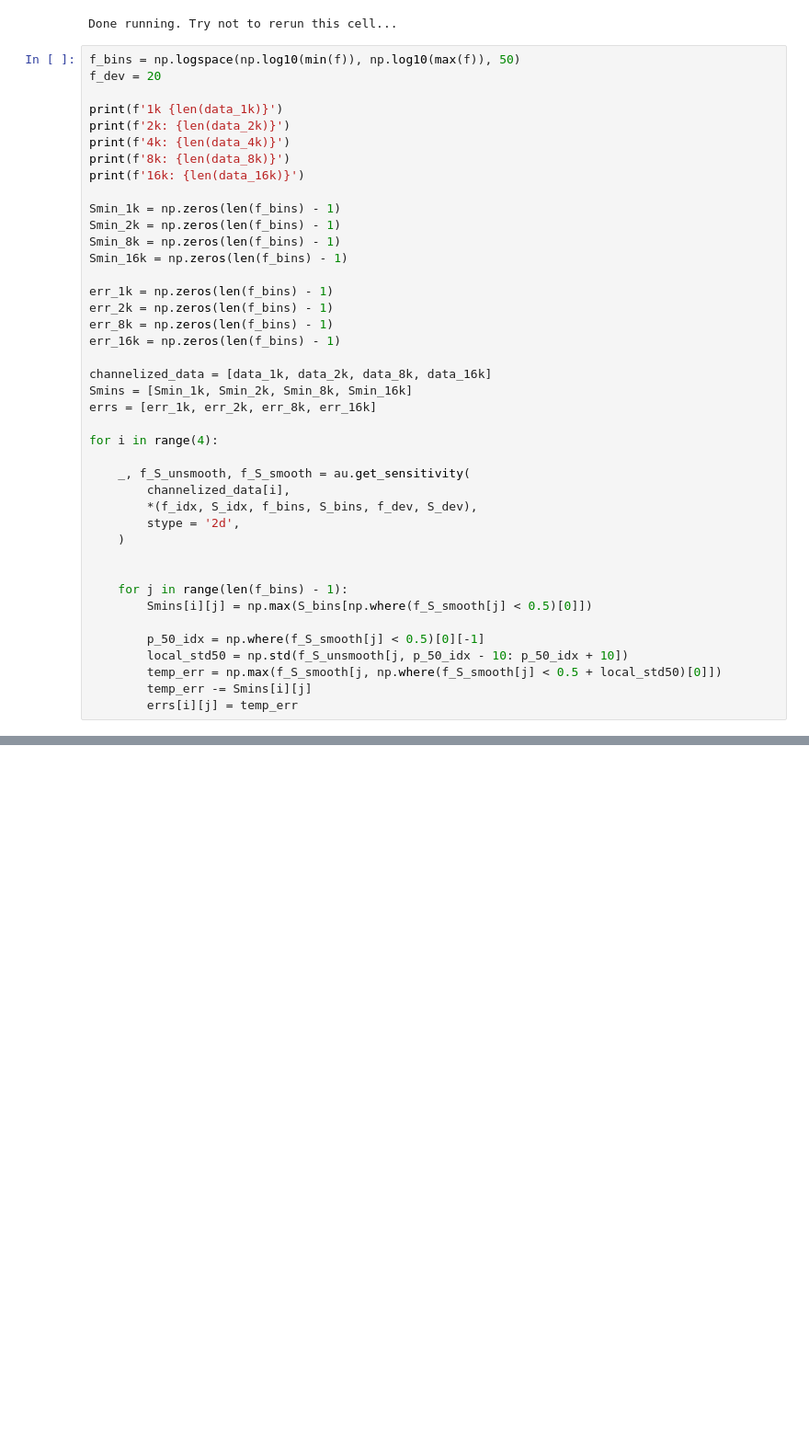
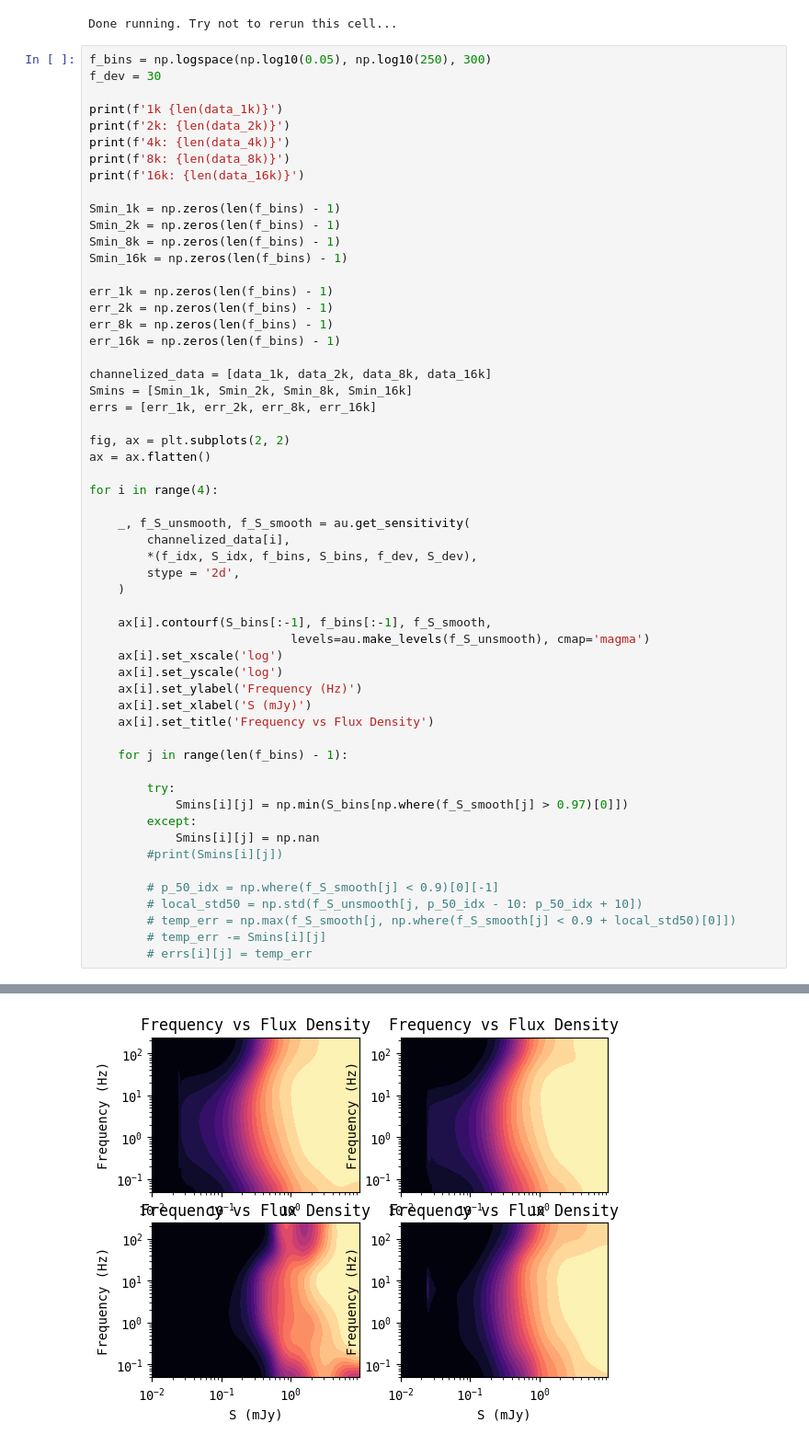
Before and after one commit to chime-sps/Transmissivity, a Jupyter notebook: results/sensitivity_dropoff.ipynb, the cells around one changed output, grey strips where cells are left out. Shown at 92% size. Drawn from its saved outputs; the diff is of its cells as text; blank space fills up the shorter version.

```diff
--- a/results/sensitivity_dropoff.ipynb
+++ b/results/sensitivity_dropoff.ipynb
@@ -410,8 +411,8 @@ print('Done running. Try not to rerun this cell...')
 # %% [output]
 Done running. Try not to rerun this cell...
 # %%
-f_bins = np.logspace(np.log10(min(f)), np.log10(max(f)), 50)
-f_dev = 20
+f_bins = np.logspace(np.log10(0.05), np.log10(250), 300)
+f_dev = 30
 
 print(f'1k {len(data_1k)}')
 print(f'2k: {len(data_2k)}')
@@ -433,6 +434,9 @@ channelized_data = [data_1k, data_2k, data_8k, data_16k]
 Smins = [Smin_1k, Smin_2k, Smin_8k, Smin_16k]
 errs = [err_1k, err_2k, err_8k, err_16k]
 
+fig, ax = plt.subplots(2, 2)
+ax = ax.flatten()
+
 for i in range(4):
 
     _, f_S_unsmooth, f_S_smooth = au.get_sensitivity(
@@ -441,13 +445,25 @@ for i in range(4):
         stype = '2d',
     )
 
+    ax[i].contourf(S_bins[:-1], f_bins[:-1], f_S_smooth,
+                            levels=au.make_levels(f_S_unsmooth), cmap='magma')
+    ax[i].set_xscale('log')
+    ax[i].set_yscale('log')
+    ax[i].set_ylabel('Frequency (Hz)')
+    ax[i].set_xlabel('S (mJy)')
+    ax[i].set_title('Frequency vs Flux Density')
 
     for j in range(len(f_bins) - 1):
-        Smins[i][j] = np.max(S_bins[np.where(f_S_smooth[j] < 0.5)[0]])
 
-        p_50_idx = np.where(f_S_smooth[j] < 0.5)[0][-1]
-        local_std50 = np.std(f_S_unsmooth[j, p_50_idx - 10: p_50_idx + 10])
-        temp_err = np.max(f_S_smooth[j, np.where(f_S_smooth[j] < 0.5 + local_std50)[0]])
-        temp_err -= Smins[i][j]
-        errs[i][j] = temp_err
+        try:
+            Smins[i][j] = np.min(S_bins[np.where(f_S_smooth[j] > 0.97)[0]])
+        except:
+            Smins[i][j] = np.nan
+        #print(Smins[i][j])
+
+        # p_50_idx = np.where(f_S_smooth[j] < 0.9)[0][-1]
+        # local_std50 = np.std(f_S_unsmooth[j, p_50_idx - 10: p_50_idx + 10])
+        # temp_err = np.max(f_S_smooth[j, np.where(f_S_smooth[j] < 0.9 + local_std50)[0]])
+        # temp_err -= Smins[i][j]
+        # errs[i][j] = temp_err
 # %% [output]
@@ -459,3 +475,4 @@ for i in range(4):
+[figure, added]
 # %%
 maxDMs = np.array([24, 350, 1000, 2000])
 DMs = np.array([[1, 10, 20, 40],
```
Also changed, not shown: parts of 11 cells of this notebook.
